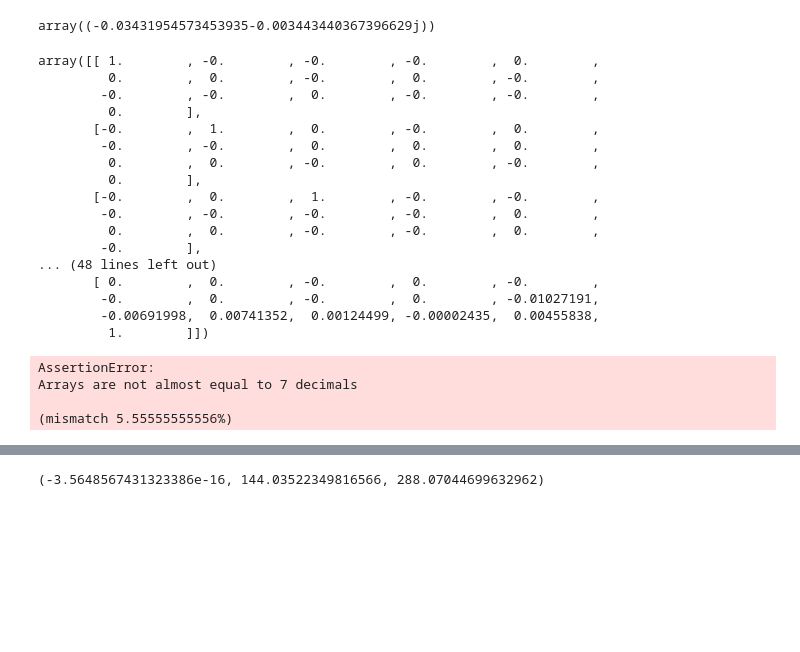
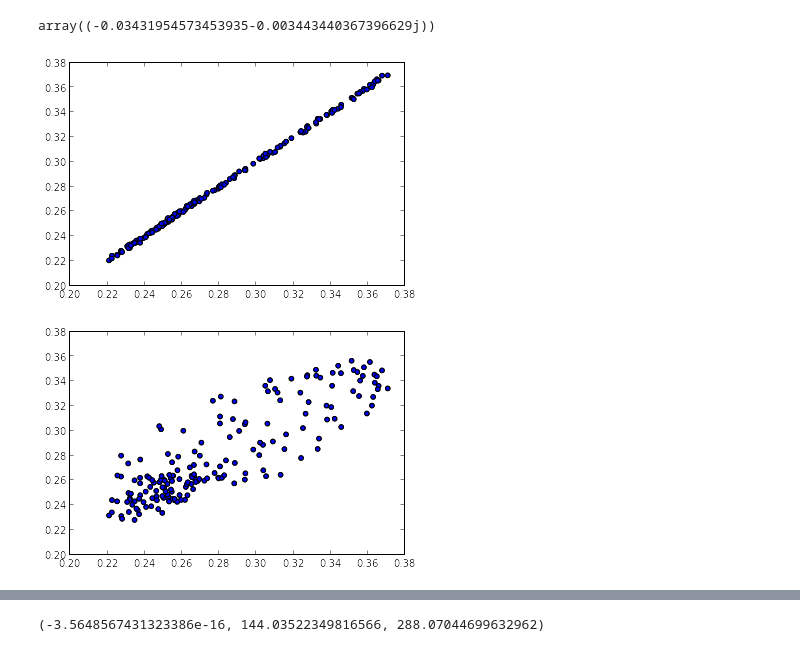
Before and after one commit to snarles/donuts2, a Jupyter notebook: analyses/theorySphHrm.ipynb, the cells around one changed output, grey strips where cells are left out. Drawn from its saved outputs; the diff is of its cells as text; code cells hidden in the pictures; blank space fills up the shorter version.

```diff
--- a/analyses/theorySphHrm.ipynb
+++ b/analyses/theorySphHrm.ipynb
@@ -92,6 +92,16 @@ def randfunc(k,bandwidth):
         return y
     return f
 
+def symrandfunc(k,bandwidth):
+    pos = du.normalize_rows(npr.normal(0,1,(k,3)))
+    ws = np.ones((k,1))/k
+    # generates a function on the sphere which is a mixture of "gaussians"
+    def f(grid):
+        y = np.squeeze(np.dot(np.exp(-(1-np.dot(grid,pos.T))**2/bandwidth),ws)) + \
+            np.squeeze(np.dot(np.exp(-(1-np.dot(-grid,pos.T))**2/bandwidth),ws))
+        return y
+    return f
+
 def rsh_basis(grid,n0):
     rtp = cart2sph(grid)
     temp = [0]*(n0+1)**2
@@ -104,6 +114,19 @@ def rsh_basis(grid,n0):
     ans = np.vstack(temp).T
     return ans
 
+def rsh_basis_pos(grid,n0):
+    rtp = cart2sph(grid)
+    temp = [0]*(n0+1)**2
+    count = 0
+    for n in range(n0+1):
+        for m in range(0,(n+1)):
+            temp[count] = real_sph_harm(m,n,rtp)
+            temp[count] = temp[count]/nla.norm(temp[count])
+            count = count+1
+    temp = temp[0:count]
+    ans = np.vstack(temp).T
+    return ans
+
 def test_rsh_basis():
     sgrid = du.georandsphere(5,8)
     xs = du.rsh_basis(sgrid,4)
@@ -116,37 +139,14 @@ test_rsh_basis()
 # %%
 sgrid = georandsphere(5,6)
 rtp = cart2sph(sgrid)
-f = randfunc(30.0,0.1)
+f = symrandfunc(30.0,0.1)
 plotb(f(sgrid))
 # %%
 np.set_printoptions(suppress=True)
-sgrid = georandsphere(6,20)
+sgrid = georandsphere(6,1)
 rtp = cart2sph(sgrid)
-xs = rsh_basis(sgrid,3)
-cc=np.dot(xs.T,xs)
-cc
+xs = rsh_basis(sgrid,8)
+xs_o = rsh_basis_pos(sgrid,8)
+q,r = nla.qr(xs)
+q_o, r = nla.qr(xs_o)
+#cc=np.dot(xs.T,xs)
-# %% [output]
-array([[ 1.        , -0.        , -0.        , -0.        ,  0.        ,
-         0.        ,  0.        , -0.        ,  0.        , -0.        ,
-        -0.        , -0.        ,  0.        , -0.        , -0.        ,
-         0.        ],
-       [-0.        ,  1.        ,  0.        , -0.        ,  0.        ,
-        -0.        , -0.        ,  0.        ,  0.        ,  0.        ,
-         0.        ,  0.        , -0.        ,  0.        , -0.        ,
-         0.        ],
-       [-0.        ,  0.        ,  1.        , -0.        , -0.        ,
-        -0.        , -0.        , -0.        , -0.        ,  0.        ,
-         0.        ,  0.        , -0.        , -0.        ,  0.        ,
-        -0.        ],
-... (48 lines left out)
-       [ 0.        ,  0.        , -0.        ,  0.        , -0.        ,
-        -0.        ,  0.        , -0.        ,  0.        , -0.01027191,
-        -0.00691998,  0.00741352,  0.00124499, -0.00002435,  0.00455838,
-         1.        ]])
-# %%
-npt.assert_almost_equal(np.dot(xs.T,xs),np.eye(np.shape(xs)[1]))
-# %% [output]
-AssertionError:
-Arrays are not almost equal to 7 decimals
-
-(mismatch 5.55555555556%)
@@ -152,0 +155,14 @@ Arrays are not almost equal to 7 decimals
+# %%
+y = f(sgrid)
+coefs = np.squeeze(np.dot(q.T,y))
+yres = np.squeeze(np.dot(q,coefs))
+plt.scatter(y,yres); plt.show()
+# %% [output]
+[figure, added]
+# %%
+y = f(sgrid)
+coefs = np.squeeze(np.dot(q_o.T,y))
+yres = np.squeeze(np.dot(q_o,coefs))
+plt.scatter(y,yres); plt.show()
+# %% [output]
+[figure, added]
```
Also changed, not shown: parts of 3 cells of this notebook, 1 other file.
